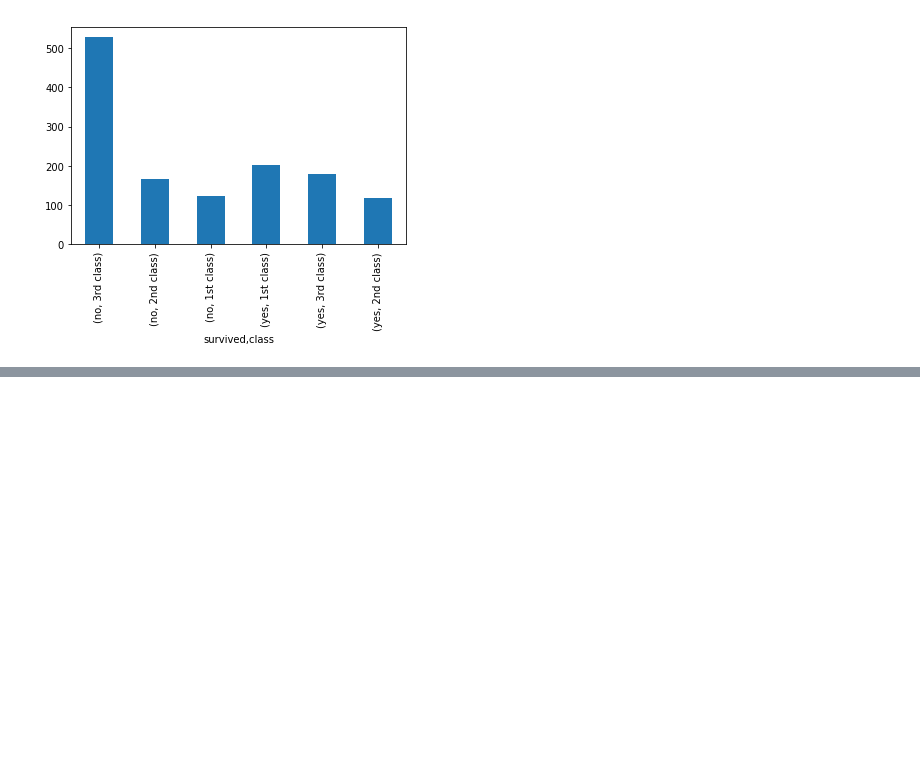
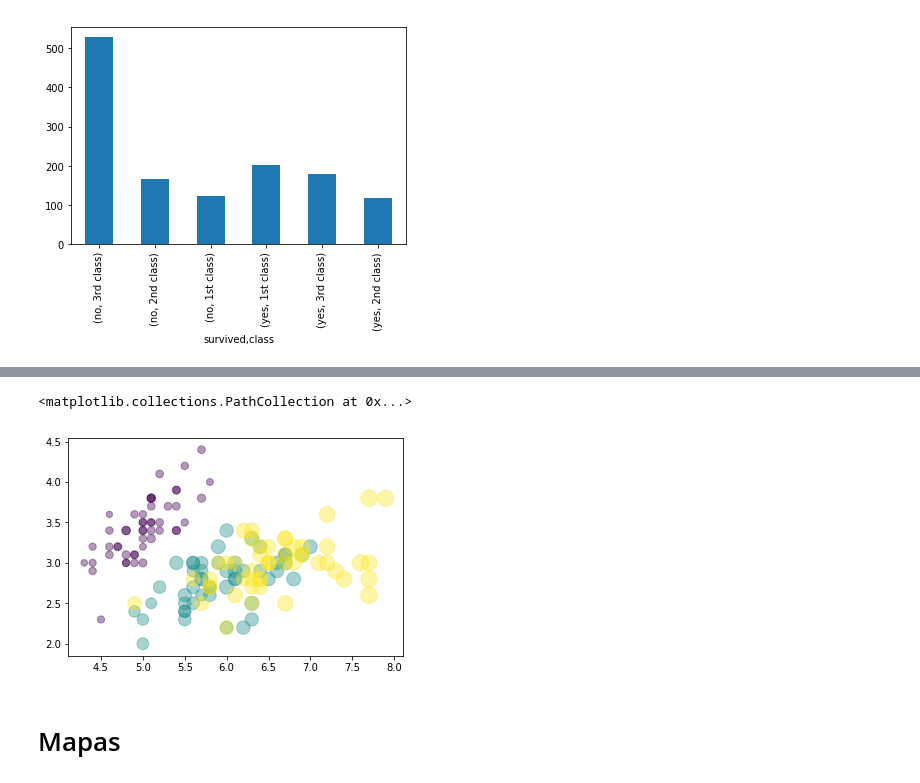
Before and after one commit to lucascarrafa/python_datascience, a Jupyter notebook: pandas_pt3.ipynb, the cells around one changed output, grey strips where cells are left out. Drawn from its saved outputs; the diff is of its cells as text; code cells hidden in the pictures; blank space fills up the shorter version.

Commit message:
mapas

```diff
--- a/pandas_pt3.ipynb
+++ b/pandas_pt3.ipynb
@@ -472,0 +512,9 @@ titanic.groupby('survived')['class'].value_counts().plot(kind='bar')
+# %%
+def specie_color(x):
+    if x == 'setosa':
+        return 0
+    elif x == 'versicolor':
+        return 1
+    return 2
+# %%
+iris['SpecNum'] = iris['Species'].apply(specie_color)
@@ -472,0 +535,7 @@ titanic.groupby('survived')['class'].value_counts().plot(kind='bar')
+# %%
+plt.scatter(iris['Sepal.Length'],iris['Sepal.Width'],sizes=40*iris['Petal.Length'],c=iris['SpecNum'],cmap='viridis', alpha=0.4)
+# %% [output]
+<matplotlib.collections.PathCollection at 0x...>
+[figure, added]
+# %% [markdown]
+# Mapas
```
Also changed, not shown: parts of 13 cells of this notebook, 1 other file.
